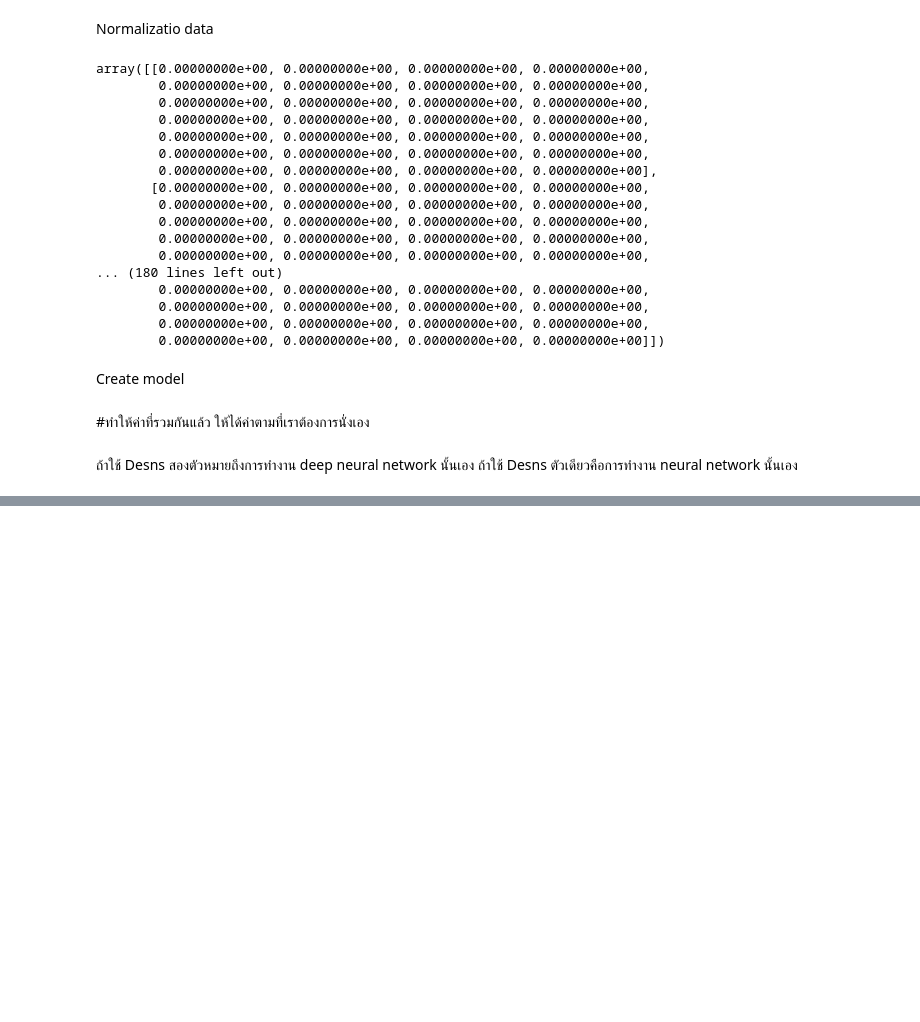
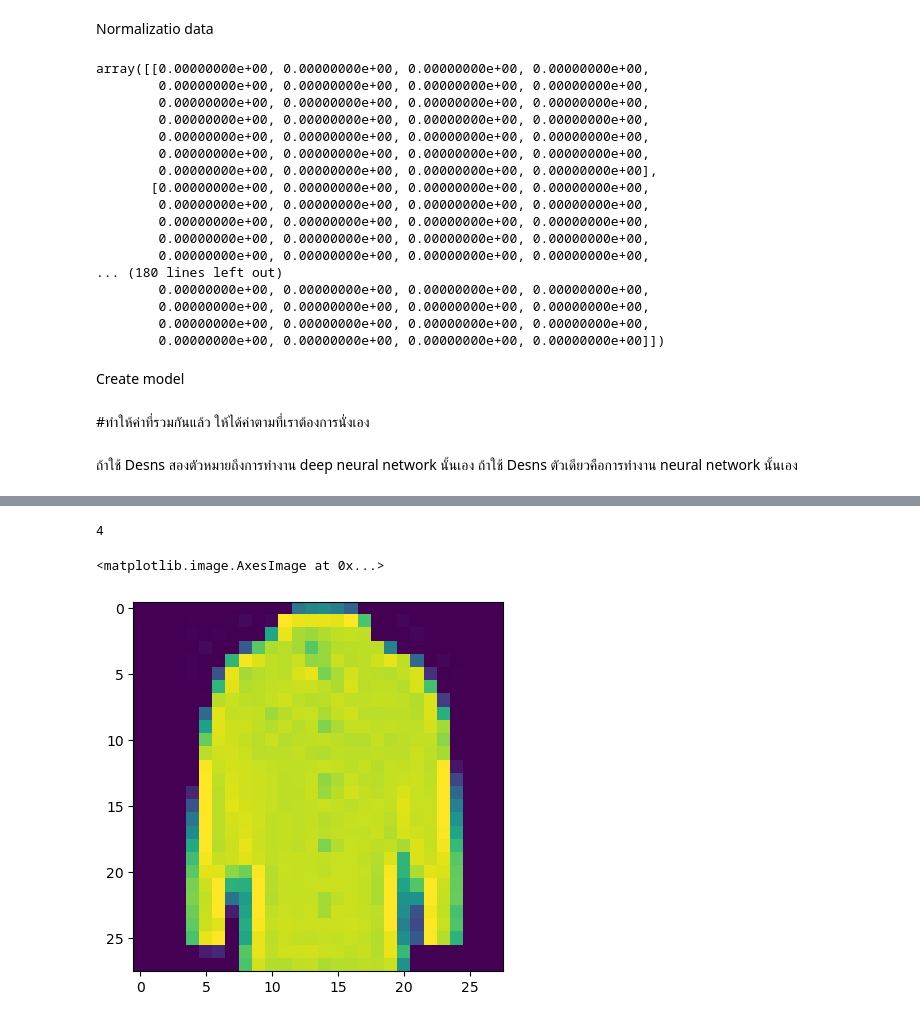
Before and after one commit to nanoubon/sklearn_basic, a Jupyter notebook: tf_basic.ipynb, the cells around one changed output, grey strips where cells are left out. Saved outputs shown, nothing was run; the diff lists cells and outputs as text; code cells hidden in the pictures; blank space fills up the shorter version.

```diff
--- a/tf_basic.ipynb
+++ b/tf_basic.ipynb
@@ -127,0 +219,9 @@ NameError: name 'x_train' is not defined
+# %%
+np.argmax(predictions[14])
+# %% [output]
+4
+# %%
+plt.imshow(x_test[14])
+# %% [output]
+<matplotlib.image.AxesImage at 0x...>
+[figure, added]
```
Also changed, not shown: parts of 14 cells of this notebook, 4 other files.
